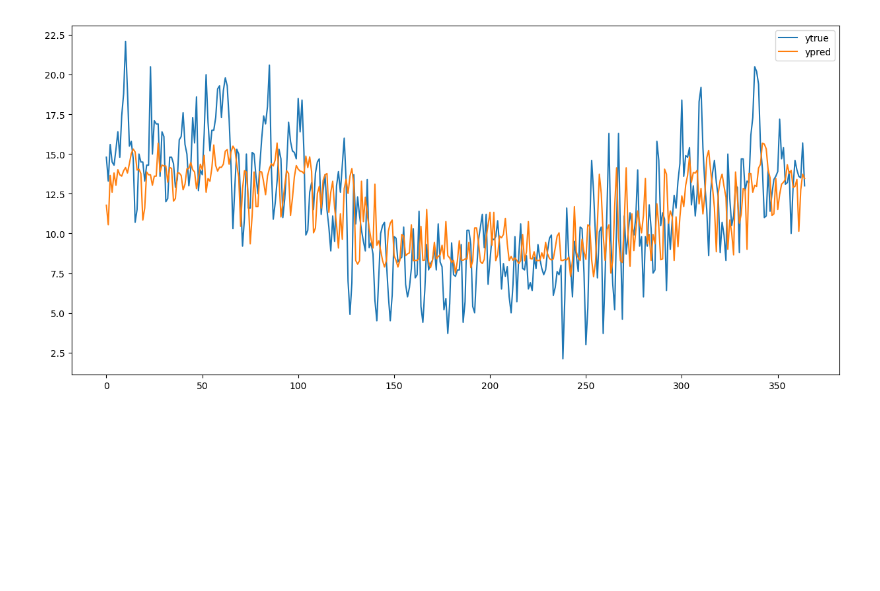
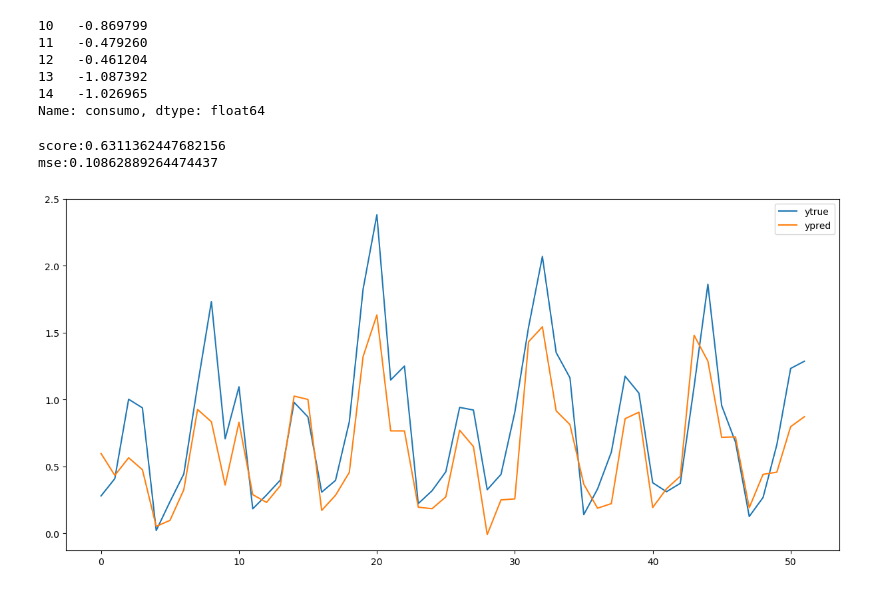
Before and after one commit to felaco/fortacryp-data-collector, a Jupyter notebook: test.ipynb, the cells around one changed output. Saved outputs shown, nothing was run; the diff lists cells and outputs as text; code cells hidden in the pictures; blank space fills up the shorter version.

Commit message:
cambios en test.ipnb

```diff
--- a/test.ipynb
+++ b/test.ipynb
@@ -19,0 +1,21 @@ svm.score(x_test, ytest)
+# %%
+import pandas as pd
+import matplotlib.pyplot as plt
+from sklearn.model_selection import train_test_split
+from sklearn.svm import SVR
+from sklearn.preprocessing import MinMaxScaler, scale
+from sklearn.metrics import mean_squared_error
+from preprocesor import PreprocessLagMatrix, PreprocessRemoveFirstElements
+import numpy as np
+import warnings
+warnings.filterwarnings('ignore')
+
+lag = 10
+
+df = pd.read_excel('Consumo_energetico.xlsx')
+maxval = df.consumo.max()
+# df['consumo'] = df.consumo / maxval
+df['consumo'] = scale(df['consumo'])
+x, y = PreprocessLagMatrix(lag).execute(df.consumo)
+x, y = PreprocessRemoveFirstElements(lag).execute(x, y)
+x.head(10)
@@ -19,0 +34,9 @@ svm.score(x_test, ytest)
+# %%
+y.head()
+# %% [output]
+10   -0.869799
+11   -0.479260
+12   -0.461204
+13   -1.087392
+14   -1.026965
+Name: consumo, dtype: float64
@@ -20,10 +58,21 @@ svm.score(x_test, ytest)
+# %%
+
+xtrain, xtest, ytrain, ytest = train_test_split(x, y, shuffle=False, test_size=0.1)
+
+svm = SVR(gamma=1.2)
+svm.fit(xtrain, ytrain)
+score = svm.score(xtest, ytest)
+ypred = svm.predict(xtest)
+mse = mean_squared_error(ytest, ypred)
+print('score:{}\nmse:{}'.format(score,mse))
+# %% [output]
+score:0.6311362447682156
+mse:0.10862889264474437
 # %%
-ypred = svm.predict(x_test)
-
 fig, ax = plt.subplots(1, figsize=(15,7), dpi=100)
 plt.plot(ytest.values, label='ytrue')
 plt.plot(ypred, label='ypred')
 plt.legend()
 plt.show()
 # %% [output]
-[figure, old version]
+[figure, new version]
```
Also changed, not shown: parts of 12 cells of this notebook, 10 other files.
